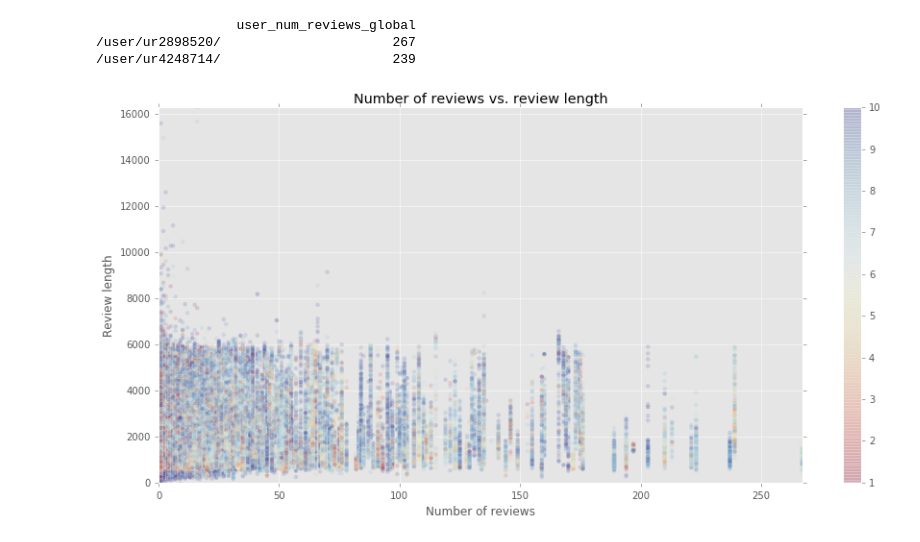
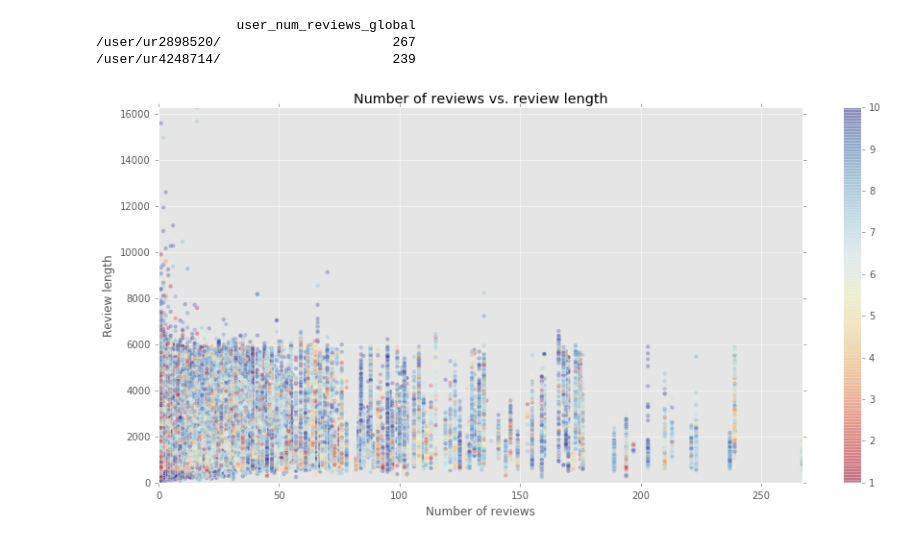
Before and after one commit to nupinion/data_blog, a Jupyter notebook: imdb/5---basic-analysis-using-pandas.ipynb, the cells around one changed output. Cells and saved outputs as stored; diff of their text form; code cells hidden in the pictures.

```diff
--- a/imdb/5---basic-analysis-using-pandas.ipynb
+++ b/imdb/5---basic-analysis-using-pandas.ipynb
@@ -25,7 +25,7 @@ def fnShowNumberOfReviews(MOVIES):
     return s
     # --------------------------------------------- #
 # %%
-MOVIES = json.load(open('../../data-blog---list_of_movies_v2-v400.json','r'))
+MOVIES = json.load(open('../../data-blog---list_of_movies_v2-v420.json','r'))
 
 print 'We have {} movies in the dataset.'.format(len(MOVIES))
 print '\nNumber of reviews available: {}'.format(fnShowNumberOfReviews(MOVIES))
@@ -138,19 +144,19 @@ data = data.merge(user_counts, how='outer', left_on='user_href', right_index=Tru
 # %%
 cm = plt.cm.get_cmap('RdYlBu')
 
 plt.figure(figsize=(15,7))
 sc = plt.scatter(
     data.user_num_reviews_global.values,
     data.review_length.values,
     c=data.review_rating.values,
-    alpha=0.15, cmap=cm
+    alpha=0.3, cmap=cm
 )
 plt.colorbar(sc)
 plt.xlim([0,data.user_num_reviews_global.max()])
 plt.xlabel('Number of reviews')
 plt.ylim([0,data.review_length.max()])
 plt.ylabel('Review length')
 plt.title('Number of reviews vs. review length')
 pass
 # %% [output]
-[figure, old version]
+[figure, new version]
```
Also changed, not shown: parts of 4 cells of this notebook.
